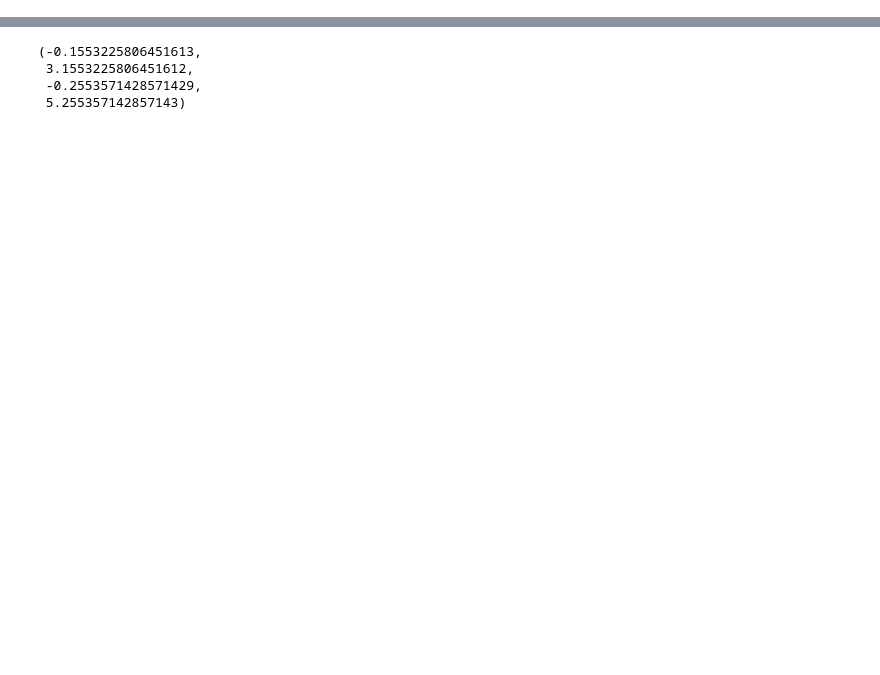
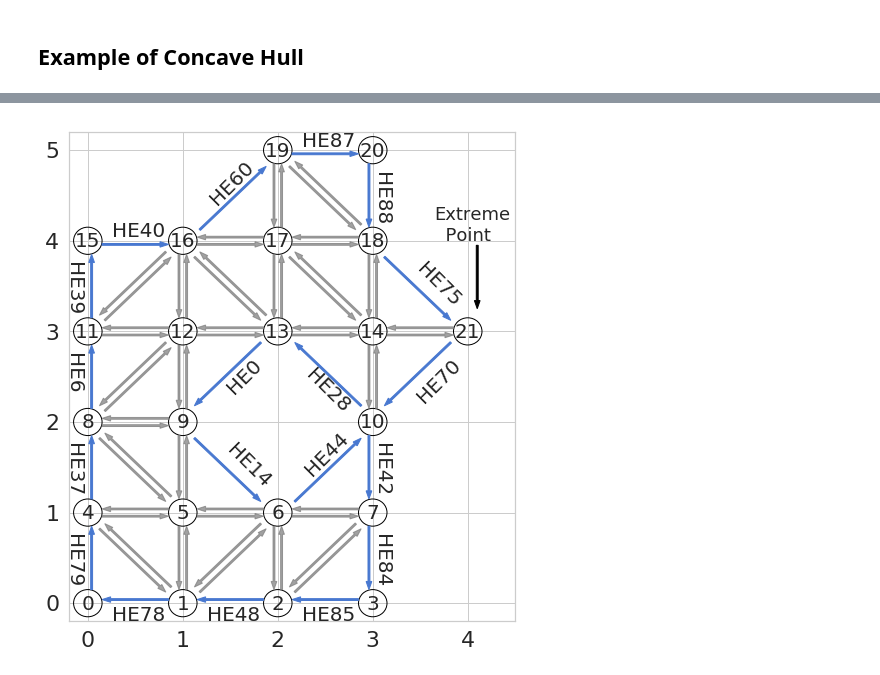
Before and after one commit to JeremyBYU/concavehull-evaluation, a Jupyter notebook: analysis/AlgorithmExplained.ipynb, the cells around one changed output, grey strips where cells are left out. Saved outputs shown, nothing was run; the diff lists cells and outputs as text; code cells hidden in the pictures; blank space fills up the shorter version.

Commit message:
Update Algorithm Graphs

```diff
--- a/analysis/AlgorithmExplained.ipynb
+++ b/analysis/AlgorithmExplained.ipynb
@@ -8,10 +8,18 @@ import seaborn as sns
 import pandas as pd
 import numpy as np
 from polylidar import extractPlanesAndPolygons
-from shapely.geometry import LineString
+from shapely.geometry import LineString, asPolygon
 from shapely.affinity import scale
 
-from concave_evaluation.helpers import fake_building, plot_line, BLUE, GRAY, plot_arrow, scale_axes
+from concave_evaluation.helpers import fake_building, plot_line, BLUE, GRAY, plot_arrow, scale_axes, plot_poly
 %matplotlib notebook
-sns.set()
+sns.set(font_scale=2)  # crazy big
 sns.set_style("whitegrid")
+current_palette = sns.color_palette('muted')
+sns.palplot(current_palette)
+BLUE = current_palette[0]
+BLUE_LIGHT = current_palette[0] + (0.1, )
+ORANGE = current_palette[1]
+ORANGE_LIGHT = current_palette[1] + (0.1, )
+GRAY = current_palette[7] + (0.7, )
+GRAY_LIGHT = current_palette[7] + (0.3, )
@@ -102,18 +200,32 @@ points, poly = fake_building(x_dim=[0, 7, 1])
+# %% [markdown]
+## Example of Concave Hull
 # %%
 points, poly = fake_building(x_dim=[0, 4, 1], y_dim=[0, 4, 1], holes=[[2,2,0.5]])
-fig, ax = plt.subplots(nrows=1, ncols=1, figsize=(8, 8))
+add_point = np.array([[4, 3]])
+points = np.concatenate((points, add_point))
+fig, ax = plt.subplots(nrows=1, ncols=1, figsize=(8, 9))
 
 delaunay, planes, polygons = extractPlanesAndPolygons(points, xyThresh=1.5, minTriangles=10, alpha=0.0)
 triangles = np.asarray(delaunay.triangles).reshape(int(len(delaunay.triangles)/ 3), 3)
-mask = get_mask(triangles, planes)
+# mask = get_mask(triangles, planes)
 # plot_triangles(ax, points, triangles, mask=mask,lw=1.0)
-plot_points(ax, points, color='black')
-plot_halftriangles(ax, points, delaunay, planes[0])
+# plot_points(ax, points, color='black')
+exclude_list = [5, 12, 17] # maybe add this i dont know
+plot_circle_points(ax, points, fontsize=20)
+plot_halftriangles(ax, points, delaunay, planes[0], tri_num=False, edge_num=True, border_edge_num_only=True, fontsize=20)
 map_bounds = poly.bounds
 scale_axes([map_bounds[0], map_bounds[2]], [
             map_bounds[1], map_bounds[3]], ax)
-ax.axis('equal')
 
+xp = [4, 3]
+xp_arrow = [3.65, 4.0]
+ax.text(xp_arrow[0], xp_arrow[1], "Extreme\n  Point", fontsize=18)
+ax.arrow(xp_arrow[0]+.45, xp_arrow[1] - .05, -0.00, -0.70, color='black', length_includes_head=True, shape='full', width=0.02)
+# ax.axis('equal')
+scale_axes([-0.2, 4.5], [-0.2, 5.2], ax)
+
+
+fig.savefig('assets/pics/algorithm1_visual.pdf', bbox_inches='tight')
 # NOTE this is triangles are going clocwise in this right hand coordinate system
 # x -> right, y-> up (not down!)
 # %% [output]
@@ -122,5 +232,2 @@ ax.axis('equal')
-(-0.1553225806451613,
- 3.1553225806451612,
- -0.2553571428571429,
- 5.255357142857143)
+[figure, added]
 # %%
```
Also changed, not shown: parts of 12 cells of this notebook, 2 other files.
